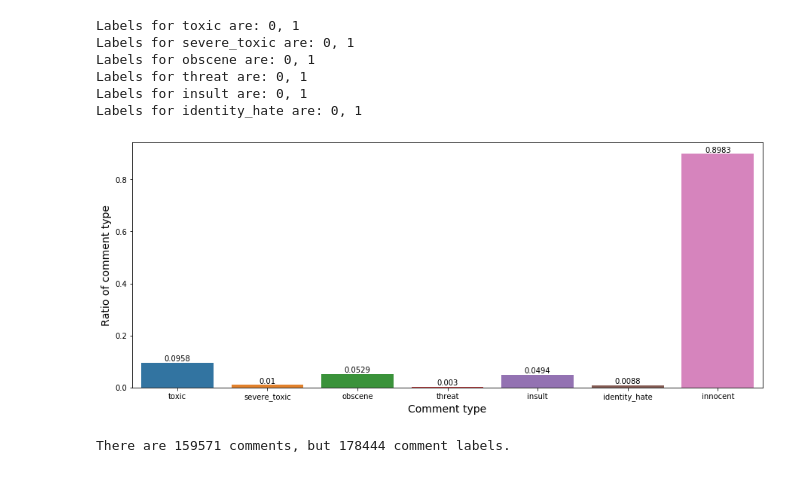
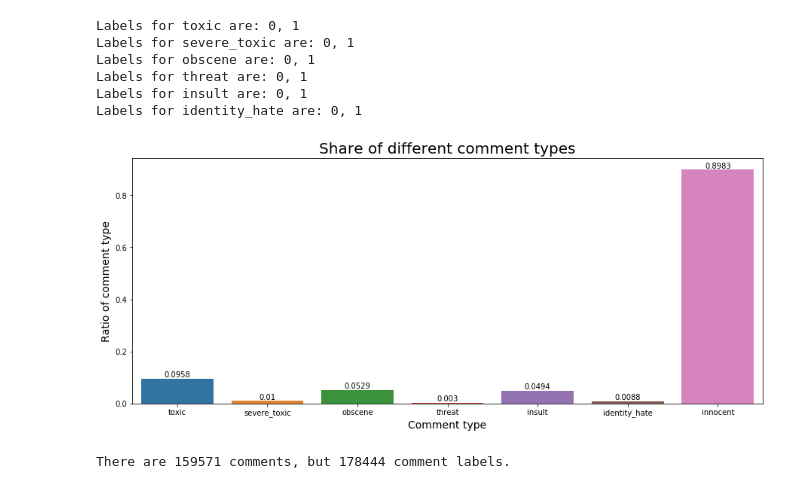
Before and after one commit to datali-ch/detect-toxic-content, a Jupyter notebook: exploratory_data_analysis.ipynb, the cells around one changed output. Saved outputs shown, nothing was run; the diff lists cells and outputs as text; code cells hidden in the pictures.

```diff
--- a/exploratory_data_analysis.ipynb
+++ b/exploratory_data_analysis.ipynb
@@ -58,18 +77,21 @@ LABELS = TOXIC_LABELS + [INNOCENT_LABEL]
 # %%
+# Analyse share of each label
+
 plt.figure(figsize=(15,6))
 ratio = df[LABELS].mean()
 PRECISION = 1e4
 ax = sns.barplot(LABELS, ratio)
 
+plt.title("Share of different comment types", fontsize = 20)
 plt.xlabel("Comment type", fontsize = 14)
 plt.ylabel("Ratio of comment type", fontsize = 14)
 
 for bar, val in zip(ax.patches, ratio):
     ax.text(bar.get_x() + bar.get_width()/2, bar.get_height(), round(val*PRECISION)/PRECISION, ha='center', va='bottom')
 
 plt.show()
 # %% [output]
-[figure, old version]
+[figure, new version]
 # %%
 # Multiple labels
 print("There are %s comments, but %s comment labels." % (df.shape[0], int(df.shape[0]*ratio.sum())))
```
Also changed, not shown: parts of 10 cells of this notebook.
